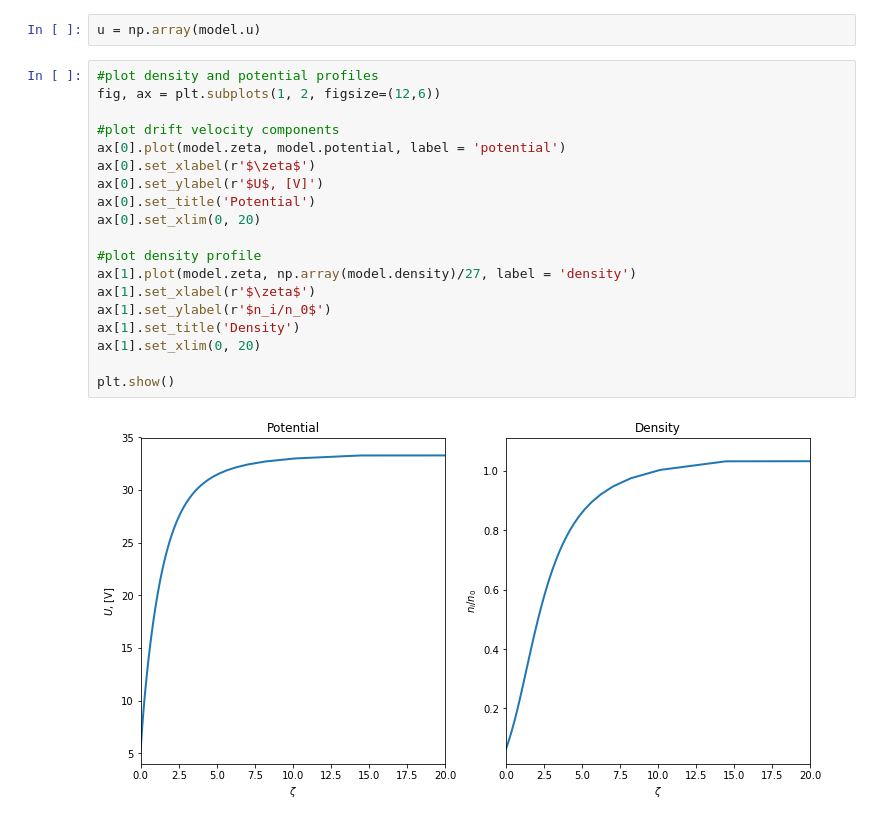
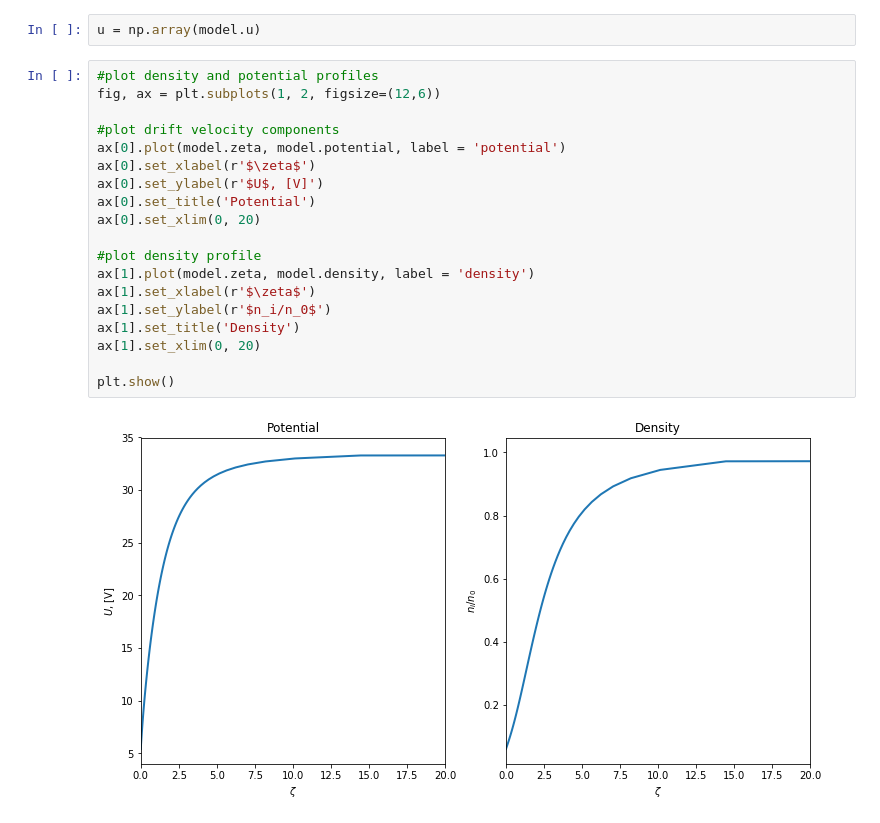
Before and after one commit to khaziev/sheath-models, a Jupyter notebook: example-model.ipynb, the cells around one changed output. Saved outputs shown, nothing was run; the diff lists cells and outputs as text.

```diff
--- a/example-model.ipynb
+++ b/example-model.ipynb
@@ -37,21 +37,21 @@ u = np.array(model.u)
 # %%
 #plot density and potential profiles
 fig, ax = plt.subplots(1, 2, figsize=(12,6))
 
 #plot drift velocity components
 ax[0].plot(model.zeta, model.potential, label = 'potential')
 ax[0].set_xlabel(r'$\zeta$')
 ax[0].set_ylabel(r'$U$, [V]')
 ax[0].set_title('Potential')
 ax[0].set_xlim(0, 20)
 
 #plot density profile
-ax[1].plot(model.zeta, np.array(model.density)/27, label = 'density')
+ax[1].plot(model.zeta, model.density, label = 'density')
 ax[1].set_xlabel(r'$\zeta$')
 ax[1].set_ylabel(r'$n_i/n_0$')
 ax[1].set_title('Density')
 ax[1].set_xlim(0, 20)
 
 plt.show()
 # %% [output]
-[figure, old version]
+[figure, new version]
```
Also changed, not shown: 1 other file.
